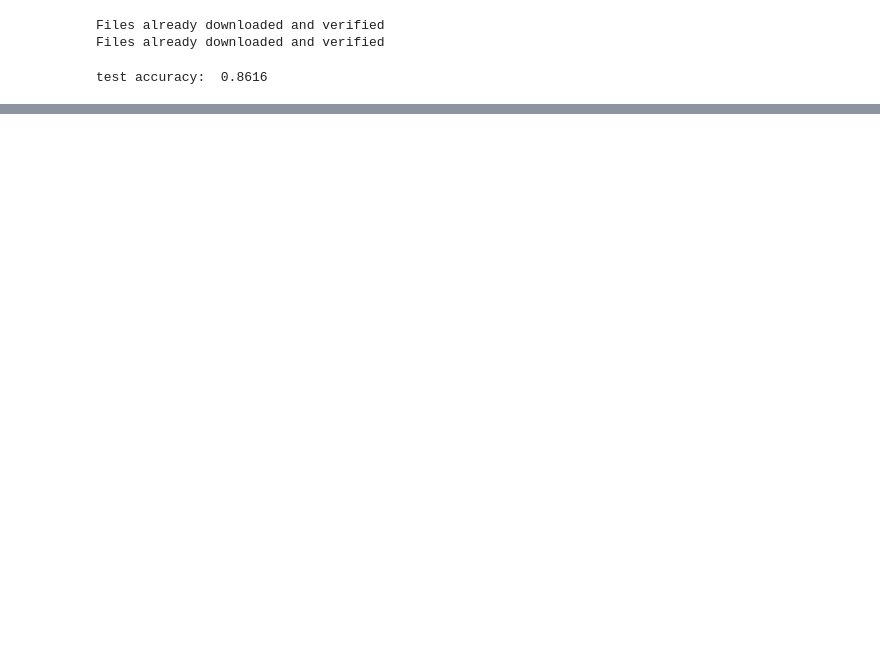
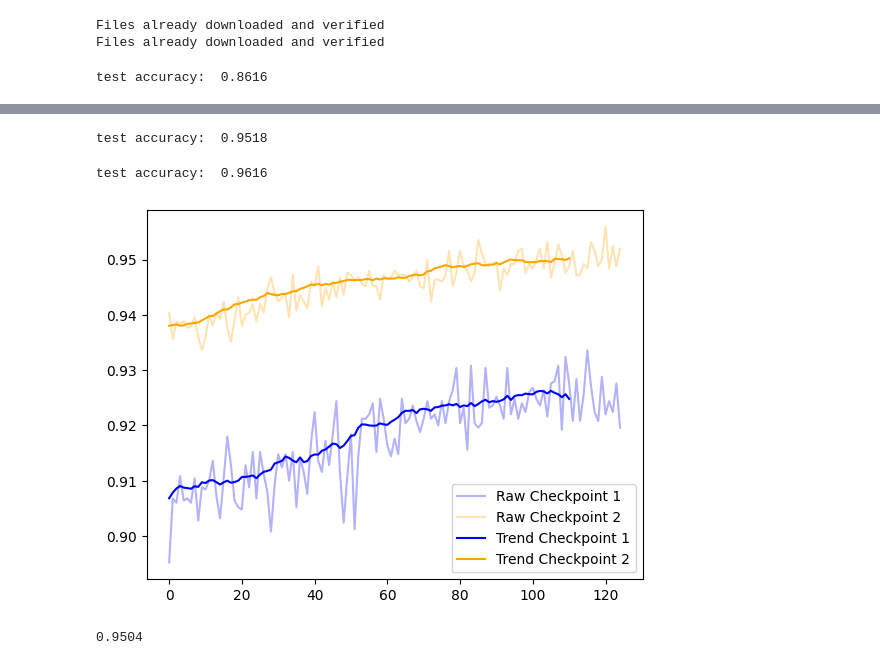
Before and after one commit to jiangqiw/DSC180B_Q2_Project, a Jupyter notebook: test.ipynb, the cells around one changed output, grey strips where cells are left out. Cells and saved outputs as stored; diff of their text form; code cells hidden in the pictures; blank space fills up the shorter version.

```diff
--- a/test.ipynb
+++ b/test.ipynb
@@ -194,0 +596,72 @@ from quantize_neural_net import QuantizeNeuralNet
+# %%
+reproducibilitySeed()
+_, test_accuracy = utils.getLossAccuracyOnDataset(student_net_int8, test_loader, 'cpu')
+print('test accuracy: ', test_accuracy)
+# %% [output]
+test accuracy:  0.9518
+# %%
+class EnsembleModel(nn.Module):
+    def __init__(self, model1, model2):
+        super(EnsembleModel, self).__init__()
+        self.model1 = model1
+        self.model2 = model2
+
+    def forward(self, x):
+        # Get logits from both models
+        logits1 = self.model1(x)
+        logits2 = self.model2(x)
+
+        # Average the logits
+        averaged_logits = (logits1 + logits2) / 2
+        return averaged_logits
+
+# Instantiate the teacher networks
+teacher_net_1 = networks.TeacherNetwork50()
+checkpoint = torch.load('resnet50_cifar10_pretrained.bin')
+
+
+teacher_net_1.model.load_state_dict(checkpoint)
+teacher_net_2 = networks.TeacherNetworkBiT()
+
+# Create the ensemble model
+ensemble_model = EnsembleModel(teacher_net_1, teacher_net_2)
+
+# Move the ensemble model to the appropriate device (e.g., GPU if available)
+device = torch.device("cuda" if torch.cuda.is_available() else "cpu")
+ensemble_model = ensemble_model.to(device)
+
+reproducibilitySeed()
+_, test_accuracy = utils.getLossAccuracyOnDataset(ensemble_model, test_loader, device)
+print('test accuracy: ', test_accuracy)
+# %% [output]
+test accuracy:  0.9616
+# %%
+checkpoint_1 = torch.load('student_BiT_adam\T=5, alpha=1.0, dropout_hidden=0.0, dropout_input=0.0, lr=0.0005, lr_decay=0.95, momentum=0.9, weight_decay=0.0001_checkpoint_epoch_200.tar')
+checkpoint_2 = torch.load('student_teacher_learn_BiT\T=7, alpha=1.0, dropout_hidden=0.0, dropout_input=0.0, lr=0.0005, lr_decay=0.95, momentum=0.9, weight_decay=0.0001_checkpoint_epoch_200.tar')
+# %%
+import matplotlib.pyplot as plt
+import numpy as np
+
+def moving_average(data, window_size=20):
+    return np.convolve(data, np.ones(window_size)/window_size, mode='valid')
+
+# Apply moving average smoothing
+smoothed_checkpoint = moving_average(checkpoint_1['val_acc'][75:], window_size=15)
+smoothed_checkpoint_2 = moving_average(checkpoint_2['val_acc'], window_size=15)
+
+# Plot original data
+plt.plot(checkpoint_1['val_acc'][75:], alpha=0.3, label='Raw Checkpoint 1', color='blue')
+plt.plot(checkpoint_2['val_acc'], alpha=0.3, label='Raw Checkpoint 2', color='orange')
+
+# Plot smoothed trend lines
+plt.plot(smoothed_checkpoint, label='Trend Checkpoint 1', color='blue')
+plt.plot(smoothed_checkpoint_2, label='Trend Checkpoint 2', color='orange')
+
+plt.legend()
+plt.show()
+# %% [output]
+[figure, added]
+# %%
+checkpoint['val_acc'][199]
+# %% [output]
+0.9504
```
Also changed, not shown: parts of 48 cells of this notebook, 14 other files.
